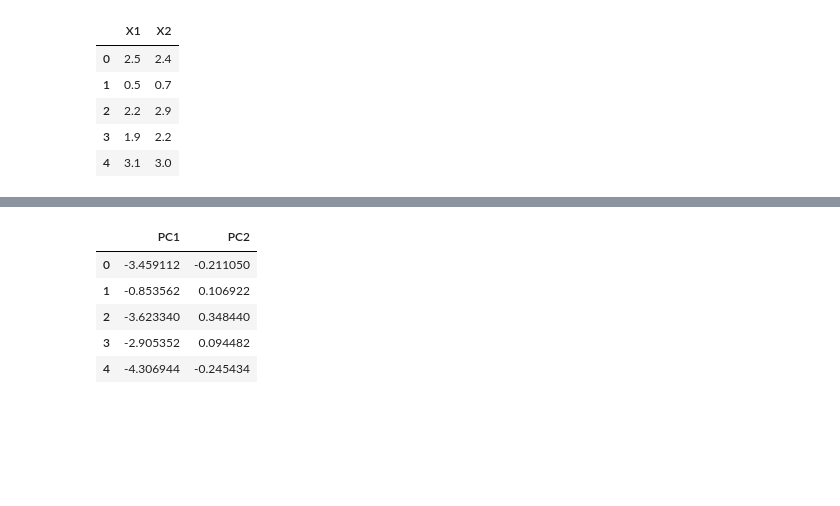
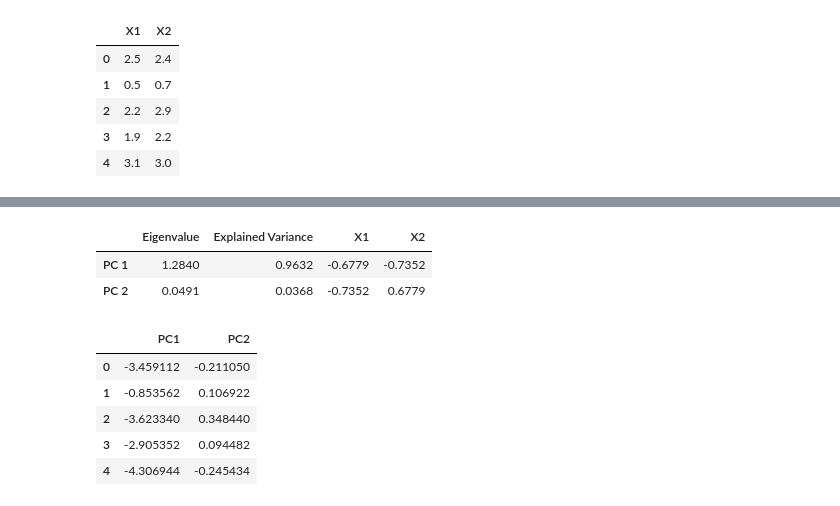
Before and after one commit to lzklucas/SP, a Jupyter notebook: Y2S1/MAI/Practical 5/Practical_5a_Bivariate_Data.ipynb, the cells around one changed output, grey strips where cells are left out. Drawn from its saved outputs; the diff is of its cells as text; code cells hidden in the pictures; blank space fills up the shorter version.

```diff
--- a/Y2S1/MAI/Practical 5/Practical_5a_Bivariate_Data.ipynb
+++ b/Y2S1/MAI/Practical 5/Practical_5a_Bivariate_Data.ipynb
@@ -53,6 +66,13 @@ def pca_results(data, pca):
 
     # Return a concatenated DataFrame
     return pd.concat([eigenvalues, variance_ratios, components], axis = 1)
+# %%
+pca_result = pca_results(data, pca)
+pca_result
+# %% [output]
+|  | Eigenvalue | Explained Variance | X1 | X2 |
+| PC 1 | 1.2840 | 0.9632 | -0.6779 | -0.7352 |
+| PC 2 | 0.0491 | 0.0368 | -0.7352 | 0.6779 |
 # %%
 #Obtain scores from original data that are not centred
 
```
Also changed, not shown: parts of 4 cells of this notebook, 2 other files.
